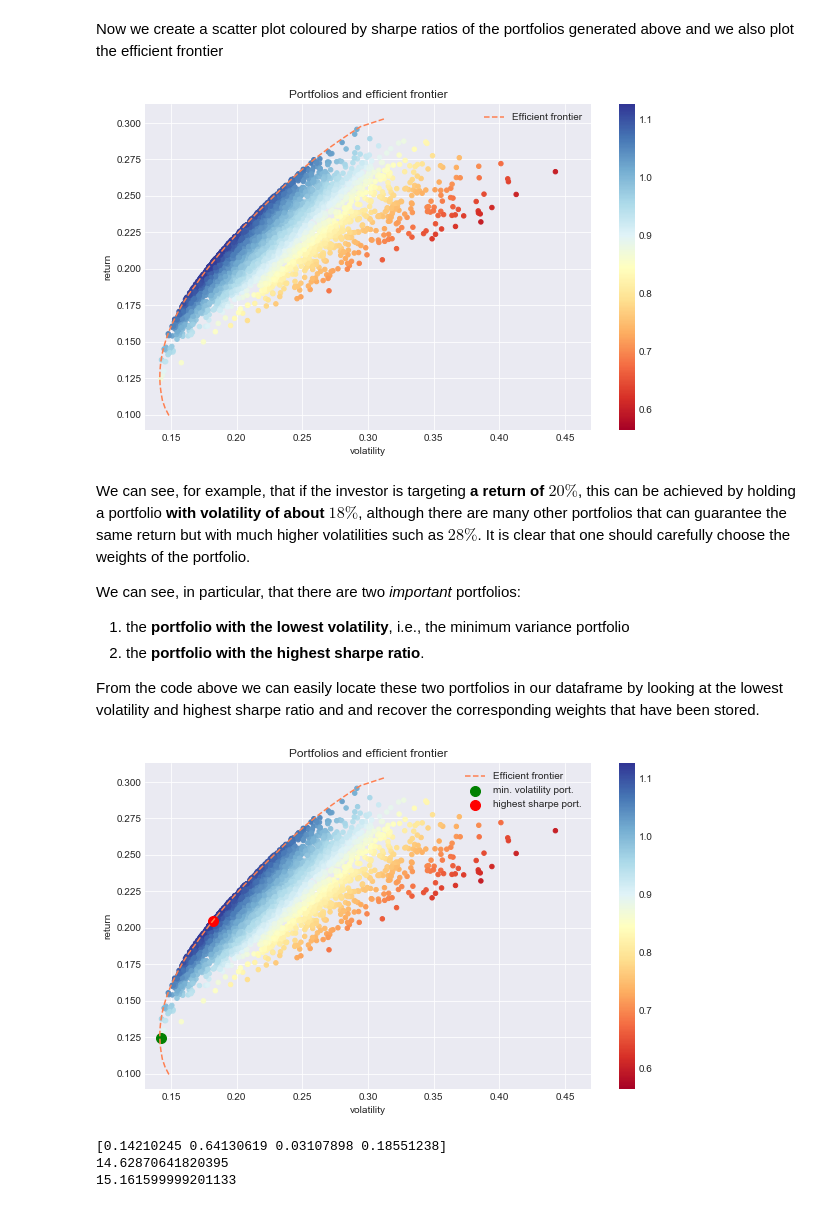
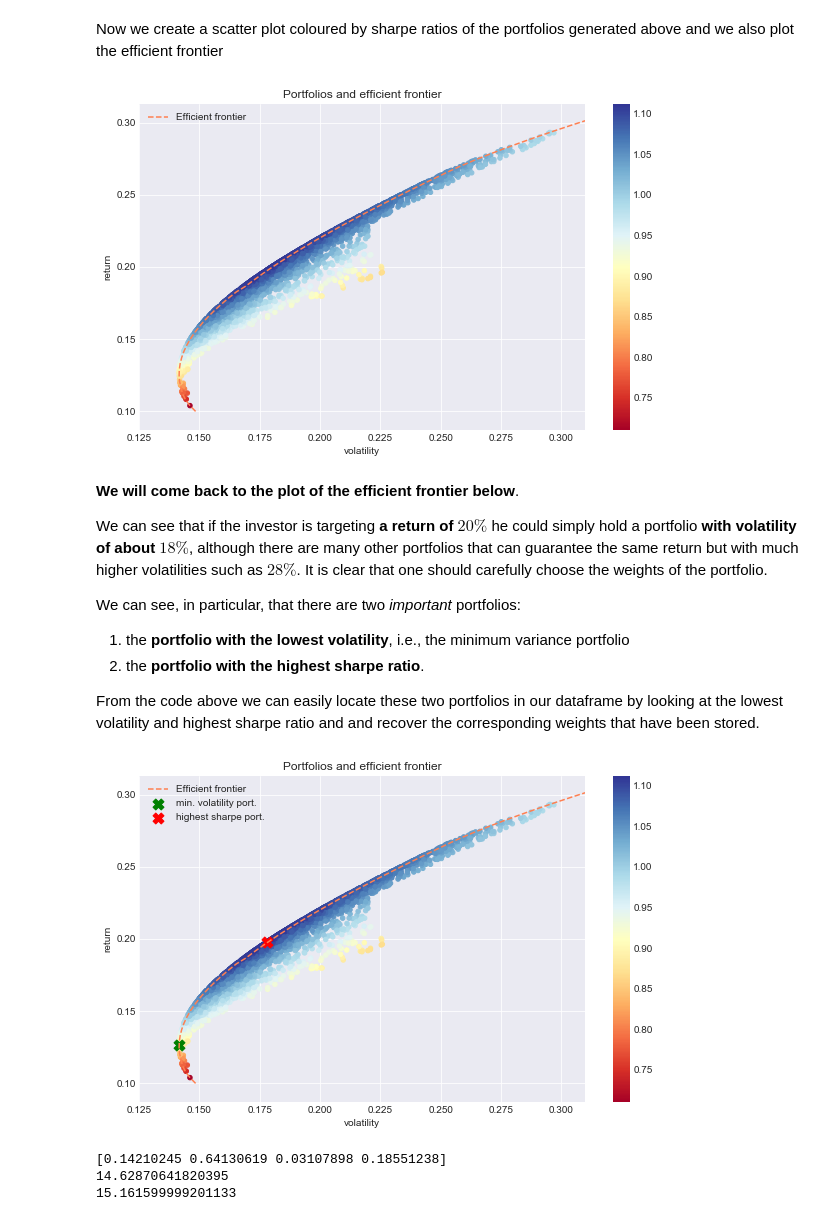
Before and after one commit to z4ir3/finance-courses, a Jupyter notebook: week-2.ipynb, the cells around one changed output. Saved outputs shown, nothing was run; the diff lists cells and outputs as text; code cells hidden in the pictures.

Commit message:
completed minimization of volatility

```diff
--- a/week-2.ipynb
+++ b/week-2.ipynb
@@ -178,7 +178,7 @@ when $\rho=-1$, we could in principle construct a portfolio which guarantee abou
 ### Example from the real world: US stocks
 Now we will get the timeseries of some US economy stocks and see how to construct a portfolio in an efficient way.
 # %%
-tickers  = ['AMZN','KO','TSLA','MSFT']
+tickers  = ['AMZN','KO','MSFT']
 n_assets = len(tickers)
 
 stocks = pd.DataFrame()
@@ -224,7 +223,7 @@ Now we simulate $4000$ portfolios with weights allocated to the stocks above:
 # %%
 periods_per_year = 252
 num_portfolios   = 4000
-portfolios       = pd.DataFrame(columns=["return","volatility","sharpe ratio","w1","w2","w3","w4"])
+portfolios       = pd.DataFrame(columns=["return","volatility","sharpe ratio","w1","w2","w3"])
 risk_free_rate   = 0
 # %%
 for i in range(num_portfolios):
@@ -248,7 +247,7 @@ for i in range(num_portfolios):
     portfolios = portfolios.append( {"return":portfolio_ret,
                                      "volatility":portfolio_vol,
                                      "sharpe ratio":portfolio_spr,
-                                     "w1": weights[0], "w2": weights[1], "w3": weights[2], "w4": weights[3]},
+                                     "w1": weights[0], "w2": weights[1], "w3": weights[2]},
                                      ignore_index=True)
 # %% [markdown]
 Now we create a scatter plot coloured by sharpe ratios of the portfolios generated above and we also plot the efficient frontier
@@ -256,23 +255,24 @@ Now we create a scatter plot coloured by sharpe ratios of the portfolios generat
 fig, ax = plt.subplots(1,1, figsize=(10,6))
 
 im = ax.scatter(portfolios["volatility"], portfolios["return"], c=portfolios["sharpe ratio"], s=20, edgecolor=None, cmap='RdYlBu')
+ax.set_title("Portfolios and efficient frontier")
 ax.set_xlabel("volatility")
 ax.set_ylabel("return")
 ax.grid()
 
 # Draw the efficient frontier
-df = erk.effront_n_assets(40, daily_rets, cov_rets, periods_per_year)
+df = erk.efficient_frontier(50, daily_rets, cov_rets, periods_per_year)
 df.plot.line(x="volatility", y="return", style="--", color="coral", ax=ax, grid=True, label="Efficient frontier")
+ax.set_xlim([0.125,0.31])
 
-ax.set_xlim([0.13,0.47])
-
-ax.set_title("Portfolios and efficient frontier")
 fig.colorbar(im, ax=ax)
 plt.show()
 # %% [output]
-[figure, old version]
+[figure, new version]
 # %% [markdown]
-We can see, for example, that if the investor is targeting **a return of $20\%$**, this can be achieved by holding
+**We will come back to the plot of the efficient frontier below**.
+
+We can see that if the investor is targeting **a return of $20\%$** he could simply hold
 a portfolio **with volatility of about $18\%$**, although there are many other portfolios that
 can guarantee the same return but with much higher volatilities such as $28\%$.
 It is clear that one should carefully choose the weights of the portfolio.
@@ -293,26 +293,25 @@ high_sharpe_portfolio = portfolios.iloc[ portfolios['sharpe ratio'].idxmax() ]
 # %%
 fig, ax = plt.subplots(1,1, figsize=(10,6))
 
 im = ax.scatter(portfolios["volatility"], portfolios["return"], c=portfolios["sharpe ratio"], s=20, edgecolor=None, label=None, cmap='RdYlBu')
+ax.set_title("Portfolios and efficient frontier")
 ax.set_xlabel("volatility")
 ax.set_ylabel("return")
 ax.grid()
 
 # Draw the efficient frontier
-#df = erk.effront_n_assets(40, daily_rets, cov_rets, periods_per_year)
 df.plot.line(x="volatility", y="return", style="--", color="coral", ax=ax, grid=True, label="Efficient frontier")
 
-ax.scatter(low_vol_portfolio[1],     low_vol_portfolio[0],     color='g', s=100, label="min. volatility port.")
-ax.scatter(high_sharpe_portfolio[1], high_sharpe_portfolio[0], color='r', s=100, label="highest sharpe port.")
+ax.scatter(low_vol_portfolio[1],     low_vol_portfolio[0],     marker="X", color='g', s=120, label="min. volatility port.")
+ax.scatter(high_sharpe_portfolio[1], high_sharpe_portfolio[0], marker="X", color='r', s=120, label="highest sharpe port.")
 
-ax.set_xlim([0.13,0.47])
+ax.set_xlim([0.125,0.31])
 ax.legend()
 
-ax.set_title("Portfolios and efficient frontier")
 fig.colorbar(im, ax=ax)
 plt.show()
 # %% [output]
-[figure, old version]
+[figure, new version]
 # %%
 ww = minimize_volatility(0.151616, erk.annualize_rets(daily_rets, periods_per_year), cov_rets)
 vv = erk.annualize_vol( erk.portfolio_volatility(ww, cov_rets), periods_per_year)
```
Also changed, not shown: parts of 33 cells of this notebook.
